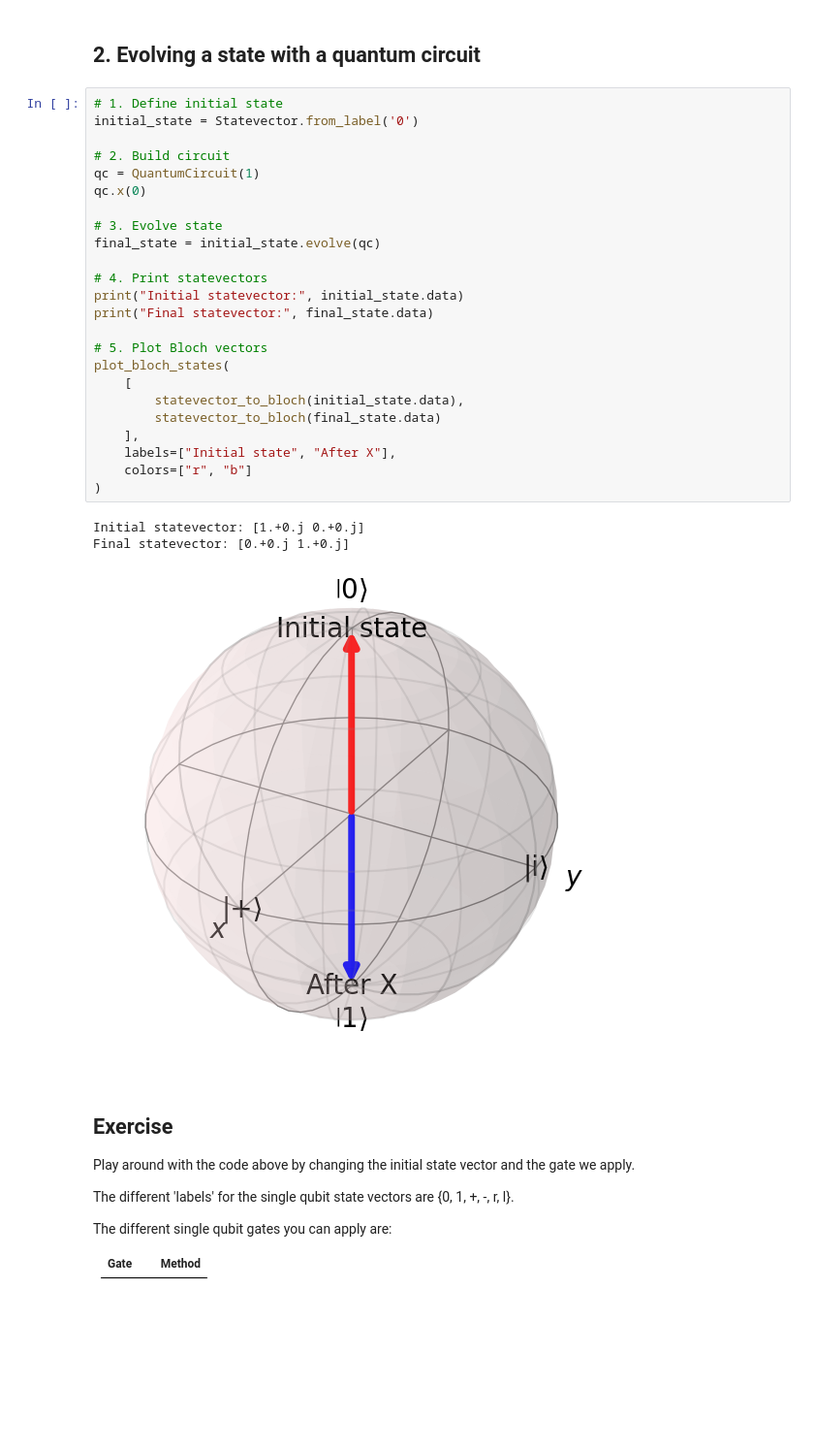
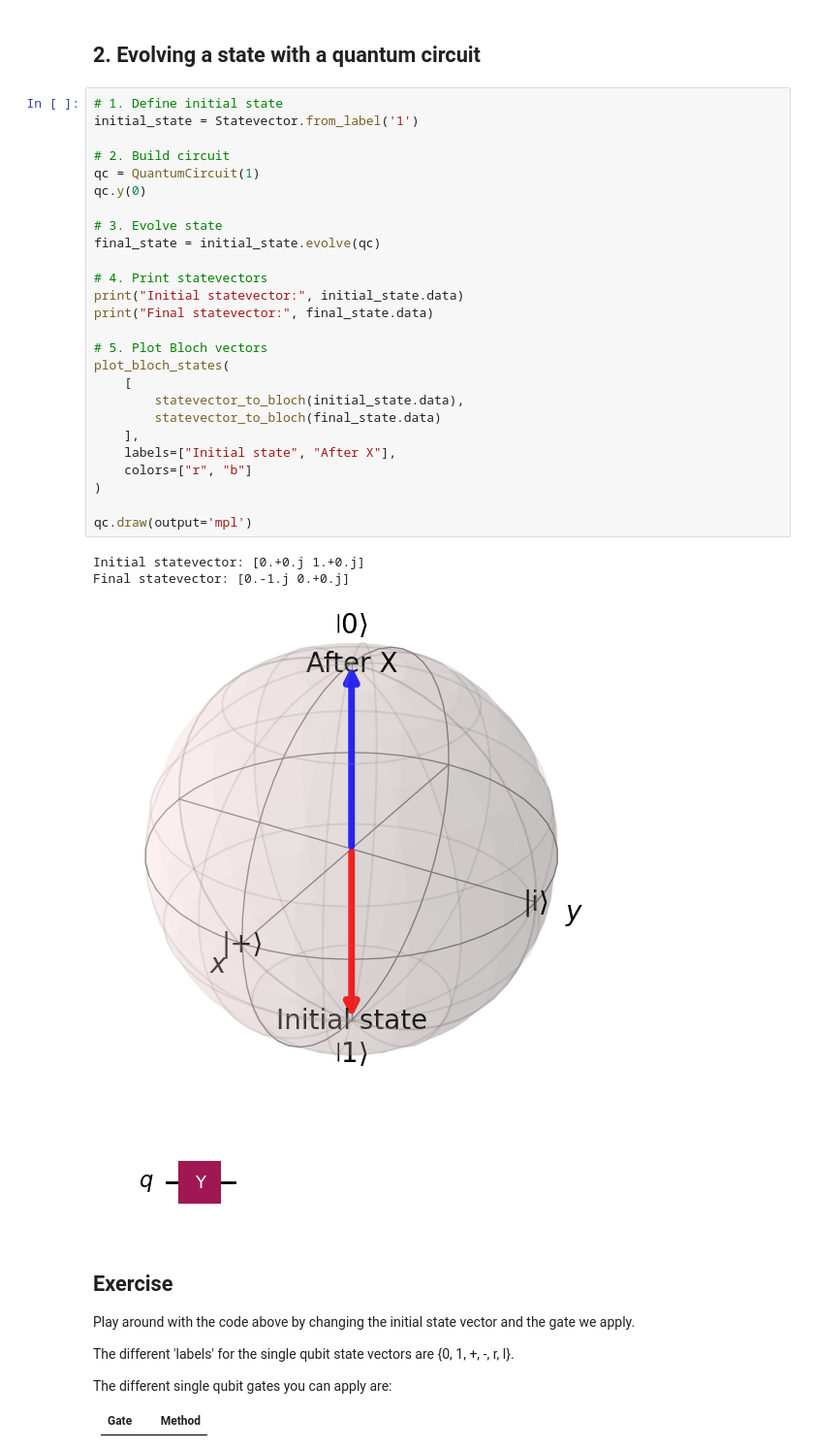
Before and after one commit to JoeyRogers-svg/Qiskit-fundamentals-course, a Jupyter notebook: 1-single-qubit-gates-and-visualisation.ipynb, the cells around one changed output. Shown at 97% size. Saved outputs shown, nothing was run; the diff lists cells and outputs as text; blank space fills up the shorter version.

```diff
--- a/1-single-qubit-gates-and-visualisation.ipynb
+++ b/1-single-qubit-gates-and-visualisation.ipynb
@@ -78,32 +81,35 @@ Statevector |0⟩: [1.+0.j 0.+0.j]
 ## 2. Evolving a state with a quantum circuit
 # %%
 # 1. Define initial state
-initial_state = Statevector.from_label('0')
+initial_state = Statevector.from_label('1')
 
 # 2. Build circuit
 qc = QuantumCircuit(1)
-qc.x(0)
+qc.y(0)
 
 # 3. Evolve state
 final_state = initial_state.evolve(qc)
 
 # 4. Print statevectors
 print("Initial statevector:", initial_state.data)
 print("Final statevector:", final_state.data)
 
 # 5. Plot Bloch vectors
 plot_bloch_states(
     [
         statevector_to_bloch(initial_state.data),
         statevector_to_bloch(final_state.data)
     ],
     labels=["Initial state", "After X"],
     colors=["r", "b"]
 )
+
+qc.draw(output='mpl')
 # %% [output]
-Initial statevector: [1.+0.j 0.+0.j]
-Final statevector: [0.+0.j 1.+0.j]
+Initial statevector: [0.+0.j 1.+0.j]
+Final statevector: [0.-1.j 0.+0.j]
-[figure, old version]
+[figure, new version]
+[figure, added]
 # %% [markdown]
 ## Exercise
 
```
Also changed, not shown: parts of 4 cells of this notebook, 3 other files.
